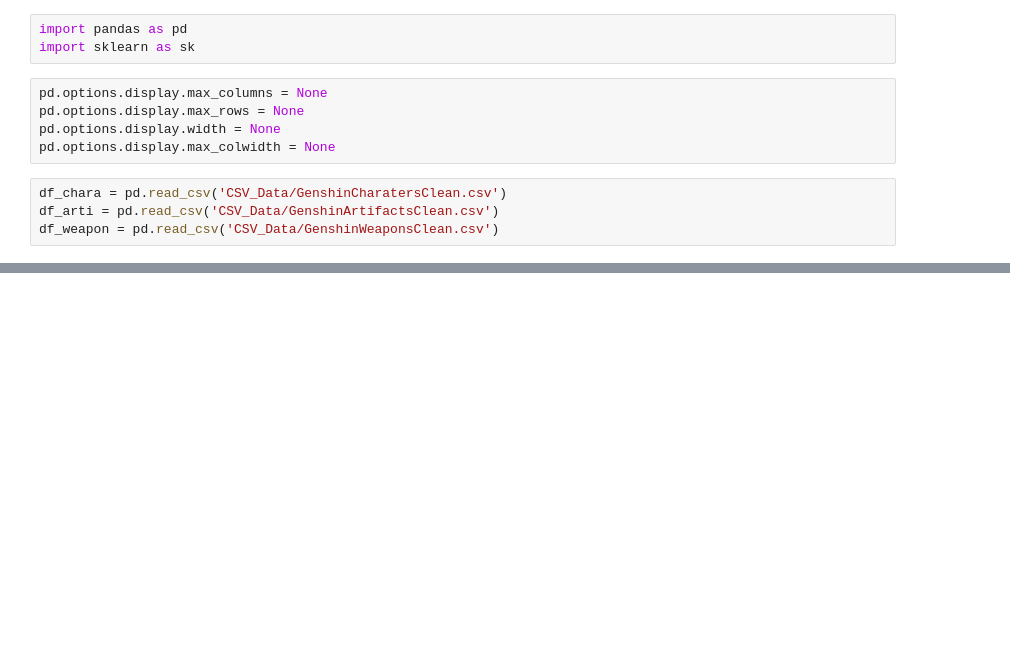
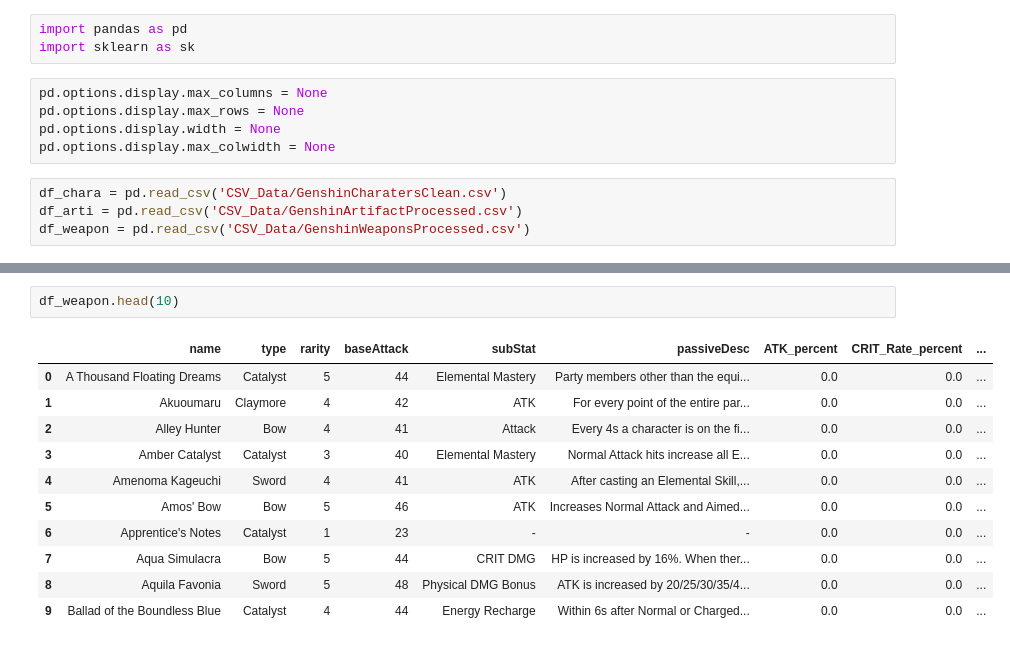
Before and after one commit to AFOEK/GenshinML, a Jupyter notebook: GenshinML.ipynb, the cells around one changed output, grey strips where cells are left out. Cells and saved outputs as stored; diff of their text form; blank space fills up the shorter version.

```diff
--- a/GenshinML.ipynb
+++ b/GenshinML.ipynb
@@ -8,5 +8,5 @@ pd.options.display.width = None
 pd.options.display.max_colwidth = None
 # %%
 df_chara = pd.read_csv('CSV_Data/GenshinCharatersClean.csv')
-df_arti = pd.read_csv('CSV_Data/GenshinArtifactsClean.csv')
-df_weapon = pd.read_csv('CSV_Data/GenshinWeaponsClean.csv')
+df_arti = pd.read_csv('CSV_Data/GenshinArtifactProcessed.csv')
+df_weapon = pd.read_csv('CSV_Data/GenshinWeaponsProcessed.csv')
@@ -32,0 +41,14 @@ arti_columns = ['name','ATK_%','CR_%','CD_%','HP_%','DEF_%','ER_%','EM','Healing
+# %%
+df_weapon.head(10)
+# %% [output]
+|  | name | type | rarity | baseAttack | subStat | passiveDesc | ATK_percent | CRIT_Rate_percent | ... |
+| 0 | A Thousand Floating Dreams | Catalyst | 5 | 44 | Elemental Mastery | Party members other than the equi... | 0.0 | 0.0 | ... |
+| 1 | Akuoumaru | Claymore | 4 | 42 | ATK | For every point of the entire par... | 0.0 | 0.0 | ... |
+| 2 | Alley Hunter | Bow | 4 | 41 | Attack | Every 4s a character is on the fi... | 0.0 | 0.0 | ... |
+| 3 | Amber Catalyst | Catalyst | 3 | 40 | Elemental Mastery | Normal Attack hits increase all E... | 0.0 | 0.0 | ... |
+| 4 | Amenoma Kageuchi | Sword | 4 | 41 | ATK | After casting an Elemental Skill,... | 0.0 | 0.0 | ... |
+| 5 | Amos' Bow | Bow | 5 | 46 | ATK | Increases Normal Attack and Aimed... | 0.0 | 0.0 | ... |
+| 6 | Apprentice's Notes | Catalyst | 1 | 23 | - | - | 0.0 | 0.0 | ... |
+| 7 | Aqua Simulacra | Bow | 5 | 44 | CRIT DMG | HP is increased by 16%. When ther... | 0.0 | 0.0 | ... |
+| 8 | Aquila Favonia | Sword | 5 | 48 | Physical DMG Bonus | ATK is increased by 20/25/30/35/4... | 0.0 | 0.0 | ... |
+| 9 | Ballad of the Boundless Blue | Catalyst | 4 | 44 | Energy Recharge | Within 6s after Normal or Charged... | 0.0 | 0.0 | ... |
```
Also changed, not shown: parts of 3 cells of this notebook, 3 other files.
